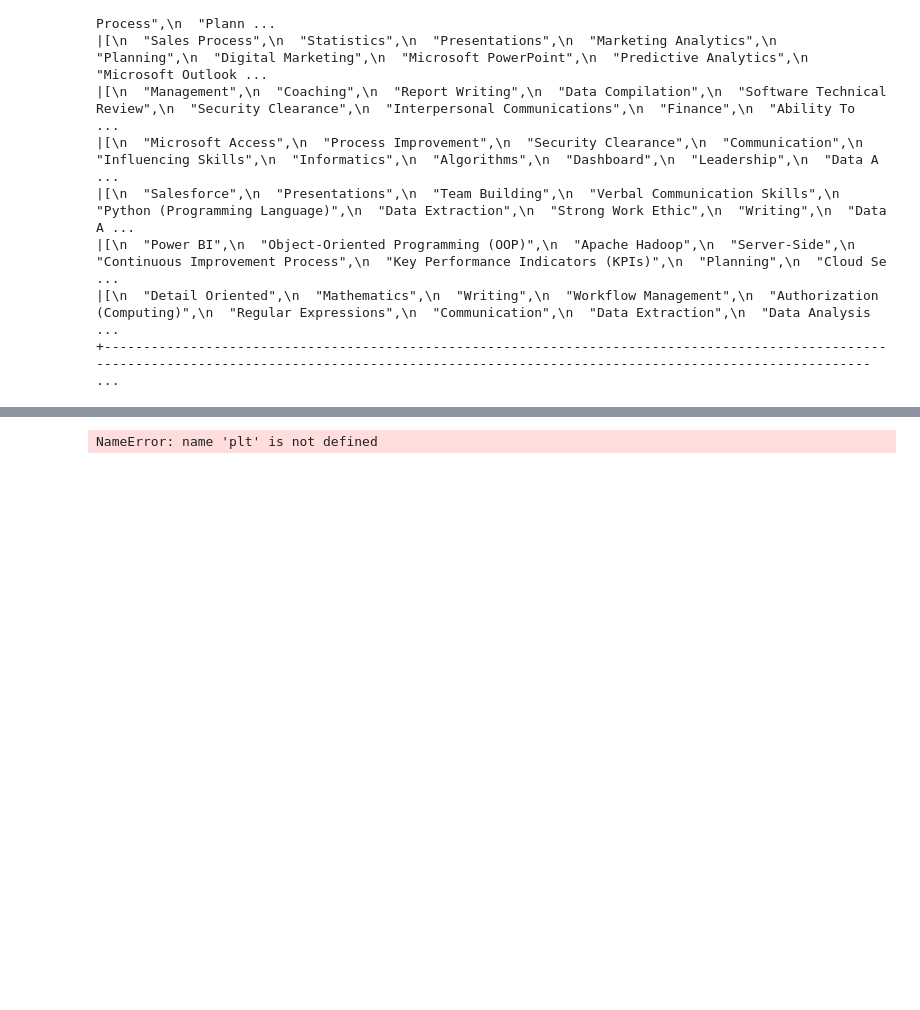
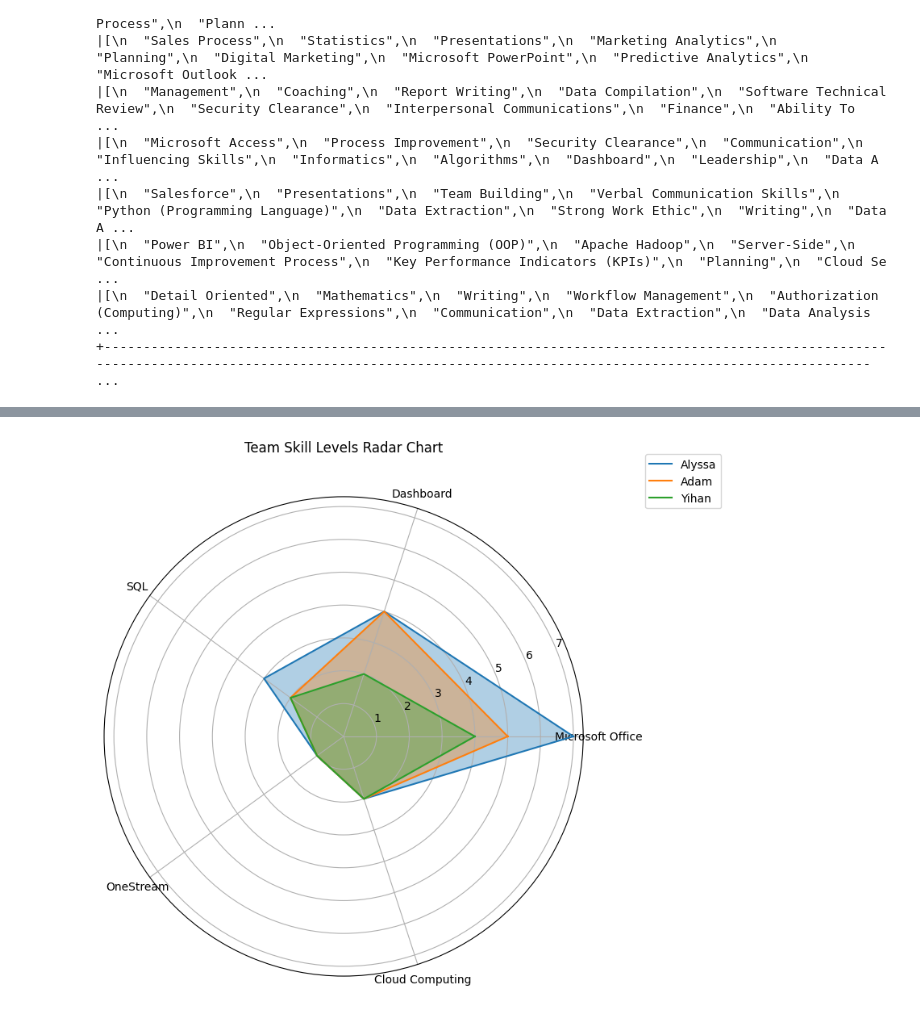
Before and after one commit to arocha0714/metad688-job-market-analysis-for-summer-2025-group2, a Jupyter notebook: skill_gap.ipynb, the cells around one changed output, grey strips where cells are left out. Cells and saved outputs as stored; diff of their text form; code cells hidden in the pictures; blank space fills up the shorter version.

```diff
--- a/skill_gap.ipynb
+++ b/skill_gap.ipynb
@@ -138,32 +139,36 @@ df_skills
 # %%
+import pandas as pd
+import numpy as np
+import matplotlib.pyplot as plt
+
 df_skills = pd.DataFrame(skills_data)
 df_skills.set_index("Name", inplace=True)
 
 # Get list of skills (columns)
 skills = df_skills.columns.tolist()
 N = len(skills)
 
 # Set up angles for radar
 angles = np.linspace(0, 2 * np.pi, N, endpoint=False).tolist()
 angles += angles[:1]  # close the loop
 
 # Create radar chart for each person
 plt.figure(figsize=(8, 8))
 
 for name in df_skills.index:
     values = df_skills.loc[name].tolist()
     values += values[:1]  # close the loop
 
     ax = plt.subplot(1, 1, 1, polar=True)
     ax.plot(angles, values, label=name)
-    ax.fill(angles, values, alpha=0.25)
+    ax.fill(angles, values, alpha=0.35)
 
 # Customize axes
 ax.set_xticks(angles[:-1])
 ax.set_xticklabels(skills)
 plt.title("Team Skill Levels Radar Chart", y=1.08)
 plt.legend(loc='upper right', bbox_to_anchor=(1.3, 1.1))
 plt.tight_layout()
 plt.show()
 # %% [output]
-NameError: name 'plt' is not defined
+[figure, added]
```
Also changed, not shown: parts of 1 cell of this notebook.
